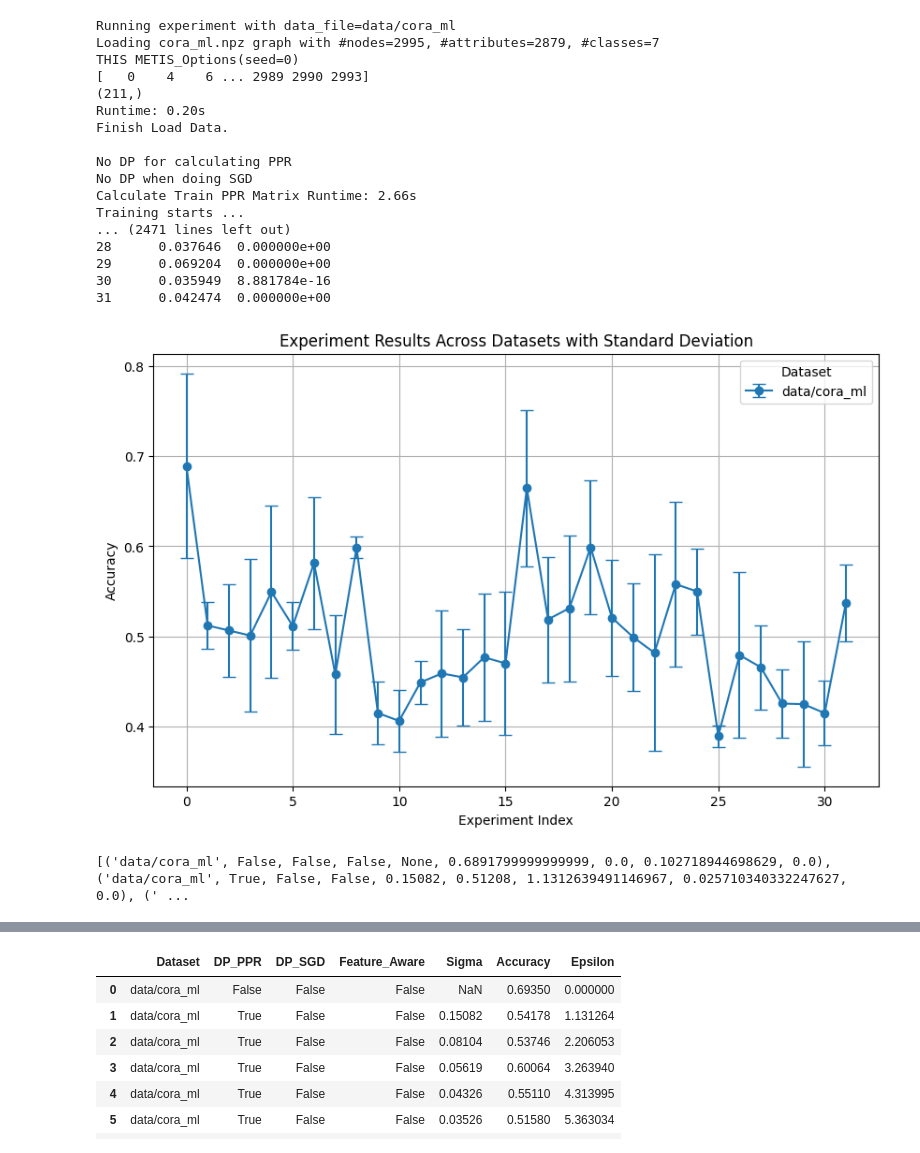
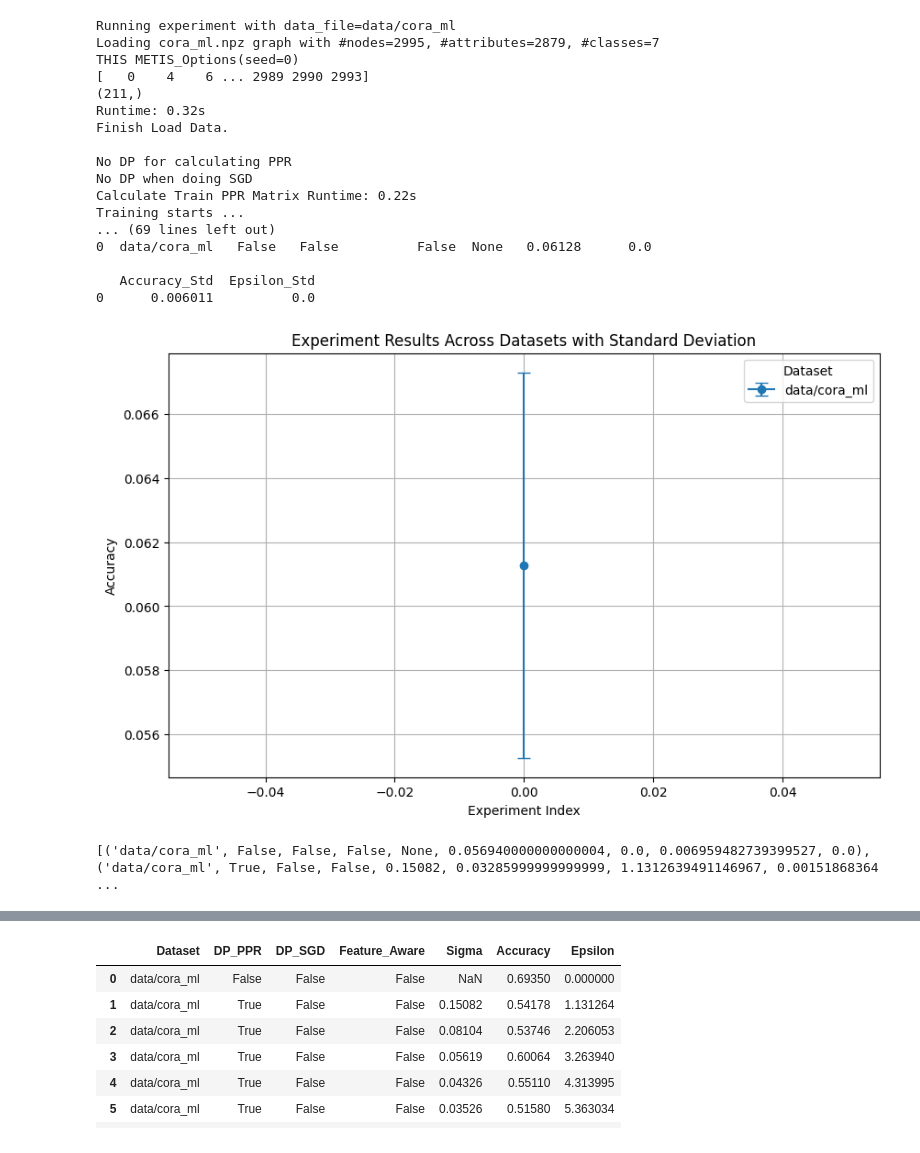
Before and after one commit to Arjun-BD/Project-Course, a Jupyter notebook: PPR_tests.ipynb, the cells around one changed output, grey strips where cells are left out. Saved outputs shown, nothing was run; the diff lists cells and outputs as text; code cells hidden in the pictures.

```diff
--- a/PPR_tests.ipynb
+++ b/PPR_tests.ipynb
@@ -53,10 +53,10 @@ import matplotlib.pyplot as plt
 
 # Settings
 datasets = ["data/cora_ml"]
-dp_ppr_setting = [False, True, False, True, False, True, False, True]
-dp_sgd_setting = [False, False, True, True, False, False, True, True]
-feature_aware_setting = [False, False, False, False, True, True, True, True]
-sigma_values = [0.15082, 0.08104, 0.05619, 0.04326, 0.03526, 0.02983, 0.02590]
+dp_ppr_setting = [False]#, True, False, True, False, True, False, True]
+dp_sgd_setting = [False]#, False, True, True, False, False, True, True]
+feature_aware_setting = [False]#, False, False, False, True, True, True, True]
+sigma_values = [0.15082]#, 0.08104, 0.05619, 0.04326, 0.03526, 0.02983, 0.02590]
 num_runs = 5  # Run each experiment 5 times
 
 # Collect results
@@ -102,45 +102,45 @@ for dataset in datasets:
             ))
 
 # Convert to DataFrame
 df = pd.DataFrame(results, columns=["Dataset", "DP_PPR", "DP_SGD", "Feature_Aware", "Sigma", "Accuracy", "Epsilon", "Accuracy_Std", "Epsilon_Std"])
 
 # Print DataFrame
 print(df)
 
 # Plot results grouped by dataset with standard deviation error bars
 plt.figure(figsize=(10, 6))
 for dataset, grp in df.groupby("Dataset"):
     plt.errorbar(grp.index, grp["Accuracy"], yerr=grp["Accuracy_Std"], fmt="o-", label=dataset, capsize=5)
 
 plt.xlabel("Experiment Index")
 plt.ylabel("Accuracy")
 plt.title("Experiment Results Across Datasets with Standard Deviation")
 plt.legend(title="Dataset")
 plt.grid(True)
 plt.show()
 # %% [output]
 Running experiment with data_file=data/cora_ml
 Loading cora_ml.npz graph with #nodes=2995, #attributes=2879, #classes=7
 THIS METIS_Options(seed=0)
 [   0    4    6 ... 2989 2990 2993]
 (211,)
-Runtime: 0.20s
+Runtime: 0.32s
 Finish Load Data.
 
 No DP for calculating PPR
 No DP when doing SGD
-Calculate Train PPR Matrix Runtime: 2.66s
+Calculate Train PPR Matrix Runtime: 0.22s
 Training starts ...
-... (2471 lines left out)
-28      0.037646  0.000000e+00
-29      0.069204  0.000000e+00
-30      0.035949  8.881784e-16
-31      0.042474  0.000000e+00
+... (69 lines left out)
+0  data/cora_ml   False   False          False  None   0.06128      0.0
+
+   Accuracy_Std  Epsilon_Std
+0      0.006011          0.0
-[figure, old version]
+[figure, new version]
 # %%
 print(results)
 # %% [output]
-[('data/cora_ml', False, False, False, None, 0.6891799999999999, 0.0, 0.102718944698629, 0.0), ('data/cora_ml', True, False, False, 0.15082, 0.51208, 1.1312639491146967, 0.025710340332247627, 0.0), (' ...
+[('data/cora_ml', False, False, False, None, 0.056940000000000004, 0.0, 0.006959482739399527, 0.0), ('data/cora_ml', True, False, False, 0.15082, 0.03285999999999999, 1.1312639491146967, 0.00151868364 ...
 # %%
 df
 df.to_csv("experiment_results_feature_aware_5ite_r.csv", index=False)
```
Also changed, not shown: parts of 7 cells of this notebook, 9 other files.
